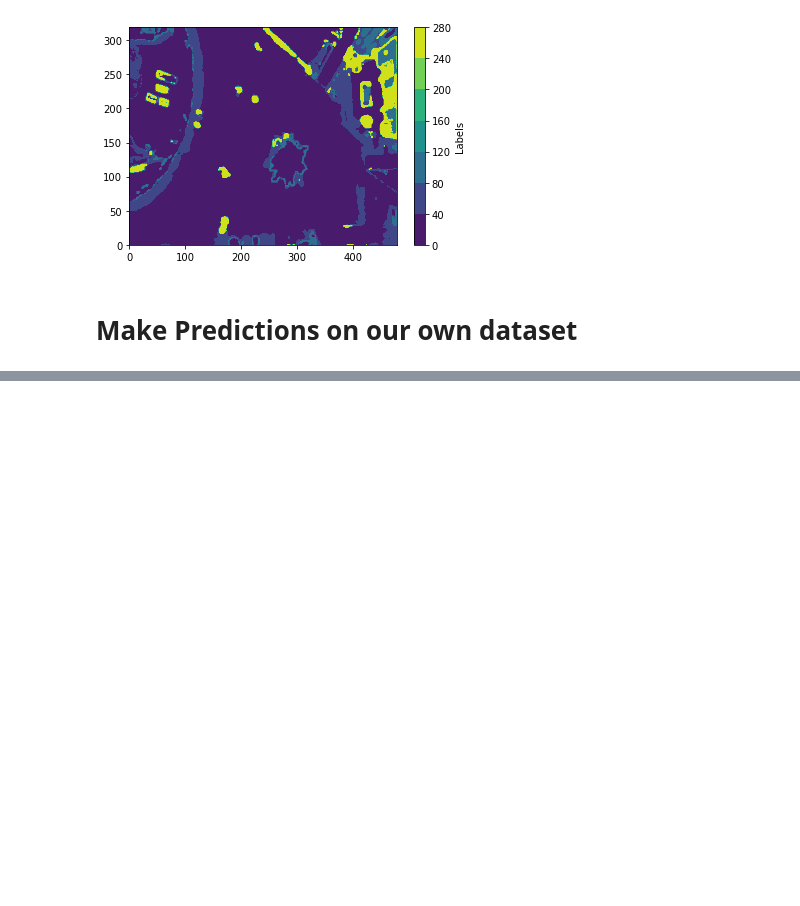
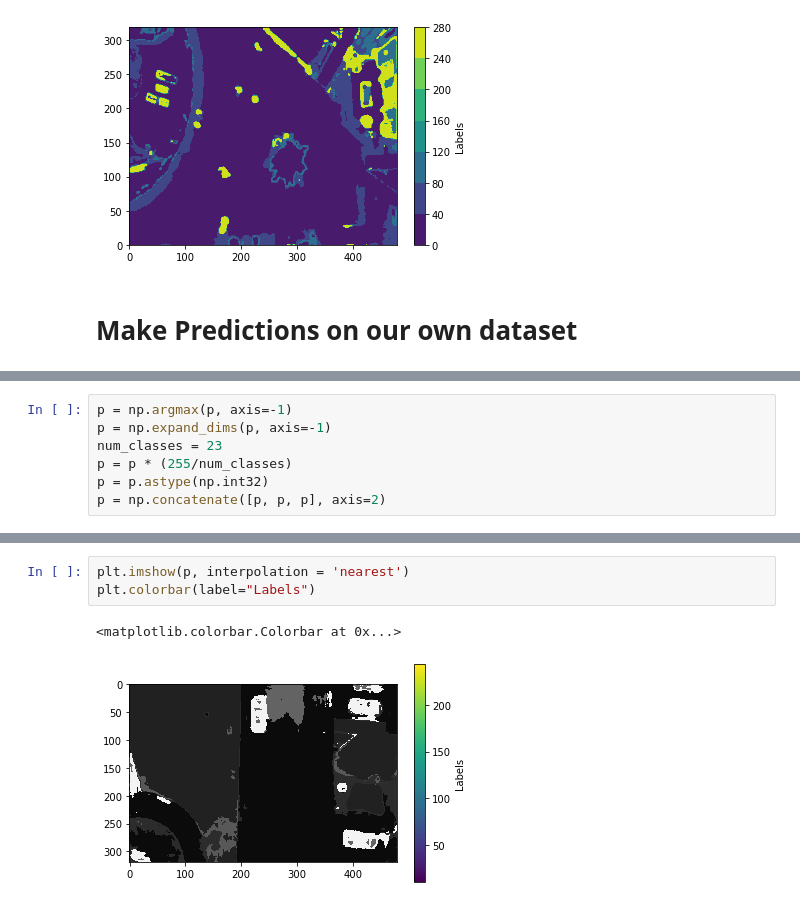
Before and after one commit to AntonioCervantes/Drone-AI-Segmentation, a Jupyter notebook: Segmentation/assets/visualizations.ipynb, the cells around one changed output, grey strips where cells are left out. Cells and saved outputs as stored; diff of their text form; blank space fills up the shorter version.

```diff
--- a/Segmentation/assets/visualizations.ipynb
+++ b/Segmentation/assets/visualizations.ipynb
@@ -75,0 +89,7 @@ physical_device_desc: "device: XLA_CPU device"
+# %%
+p = np.argmax(p, axis=-1)
+p = np.expand_dims(p, axis=-1)
+num_classes = 23
+p = p * (255/num_classes)
+p = p.astype(np.int32)
+p = np.concatenate([p, p, p], axis=2)
@@ -75,0 +112,6 @@ physical_device_desc: "device: XLA_CPU device"
+# %%
+plt.imshow(p, interpolation = 'nearest')
+plt.colorbar(label="Labels")
+# %% [output]
+<matplotlib.colorbar.Colorbar at 0x...>
+[figure, added]
```
Also changed, not shown: parts of 8 cells of this notebook.
